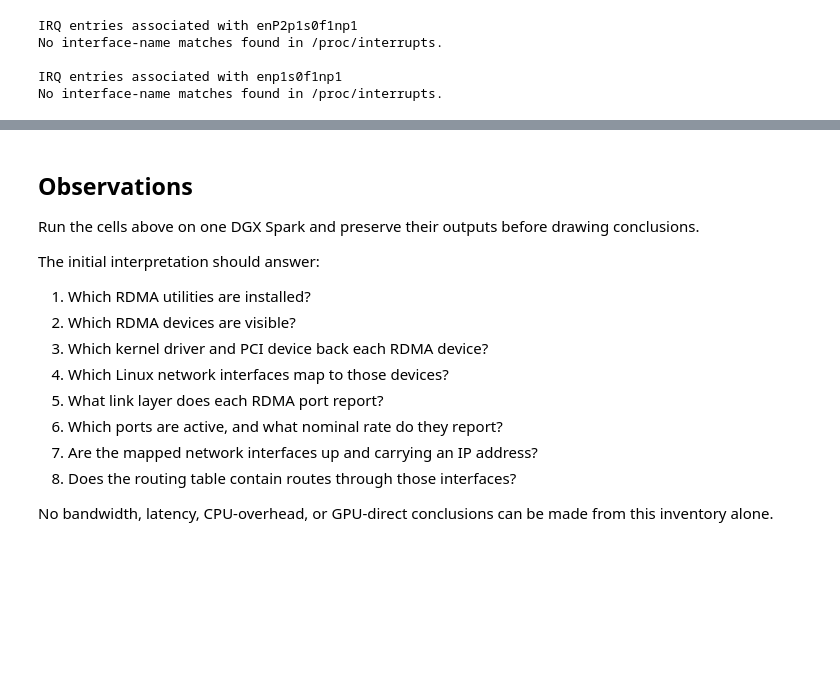
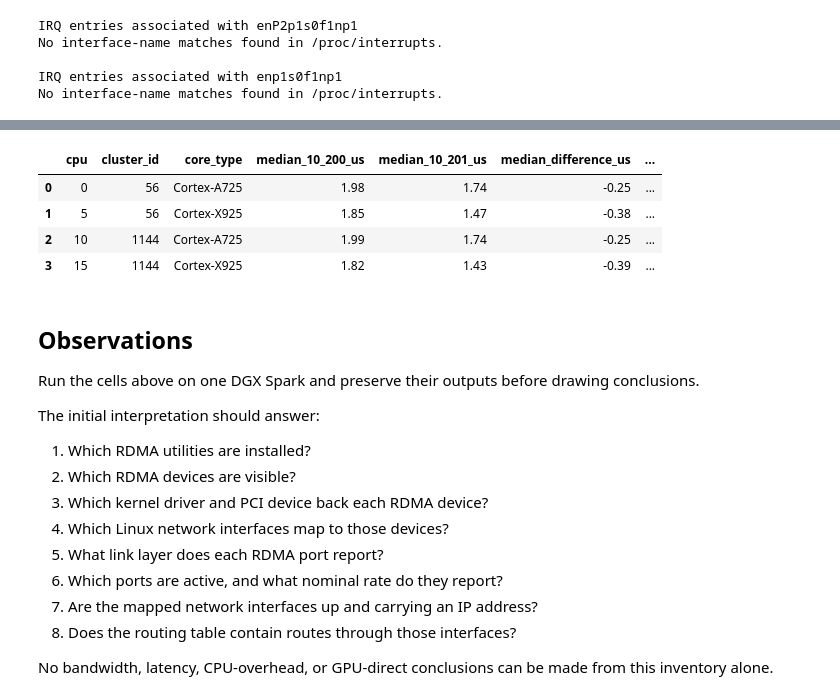
Before and after one commit to coert/dgx-spark-lab, a Jupyter notebook: experiments/00-foundations/09-rdma-fundamentals.ipynb, the cells around one changed output, grey strips where cells are left out. Saved outputs shown, nothing was run; the diff lists cells and outputs as text; code cells hidden in the pictures; blank space fills up the shorter version.

```diff
--- a/experiments/00-foundations/09-rdma-fundamentals.ipynb
+++ b/experiments/00-foundations/09-rdma-fundamentals.ipynb
@@ -775,6 +775,7 @@ def run_write_latency_trial(
     trial: int,
     path: dict[str, str],
     control_port: int,
+    cpu: int = LATENCY_CPU,
 ) -> dict[str, object]:
     device = path["rdma_device"]
     peer_address = path["peer_address"]
@@ -782,7 +783,7 @@ def run_write_latency_trial(
     common_arguments = (
         "taskset",
         "-c",
-        str(LATENCY_CPU),
+        str(cpu),
         "ib_write_lat",
         "-d",
         device,
@@ -864,21 +865,21 @@ def run_write_latency_trial(
     transport_succeeded = (
         client_result is not None and client_result.succeeded and server_returncode == 0
     )
-
     parse_succeeded = parsed is not None
     succeeded = transport_succeeded and parse_succeeded
 
     return {
         "trial": trial,
+        "cpu": cpu,
         **path,
         "control_port": control_port,
         "client_returncode": (
             client_result.returncode if client_result is not None else None
         ),
         "server_returncode": server_returncode,
-        "succeeded": succeeded,
         "transport_succeeded": transport_succeeded,
         "parse_succeeded": parse_succeeded,
+        "succeeded": succeeded,
         "client_stdout": (client_result.stdout if client_result is not None else ""),
         "client_stderr": (client_result.stderr if client_result is not None else ""),
         "server_stdout": server_stdout,
@@ -1228,3 +1452,21 @@ No interface-name matches found in /proc/interrupts.
+# %%
+cpu_path_difference_summary_df = cpu_path_pairs_df.groupby(
+    ["cpu", "cluster_id", "core_type"],
+    as_index=False,
+).agg(
+    median_10_200_us=("10.200", "median"),
+    median_10_201_us=("10.201", "median"),
+    median_difference_us=("10.201_minus_10.200_us", "median"),
+    median_ratio=("10.201_over_10.200", "median"),
+)
+
+display(cpu_path_difference_summary_df)
+# %% [output]
+|  | cpu | cluster_id | core_type | median_10_200_us | median_10_201_us | median_difference_us | ... |
+| 0 | 0 | 56 | Cortex-A725 | 1.98 | 1.74 | -0.25 | ... |
+| 1 | 5 | 56 | Cortex-X925 | 1.85 | 1.47 | -0.38 | ... |
+| 2 | 10 | 1144 | Cortex-A725 | 1.99 | 1.74 | -0.25 | ... |
+| 3 | 15 | 1144 | Cortex-X925 | 1.82 | 1.43 | -0.39 | ... |
 # %% [markdown]
 ## Observations
 
```
Also changed, not shown: parts of 6 cells of this notebook.
